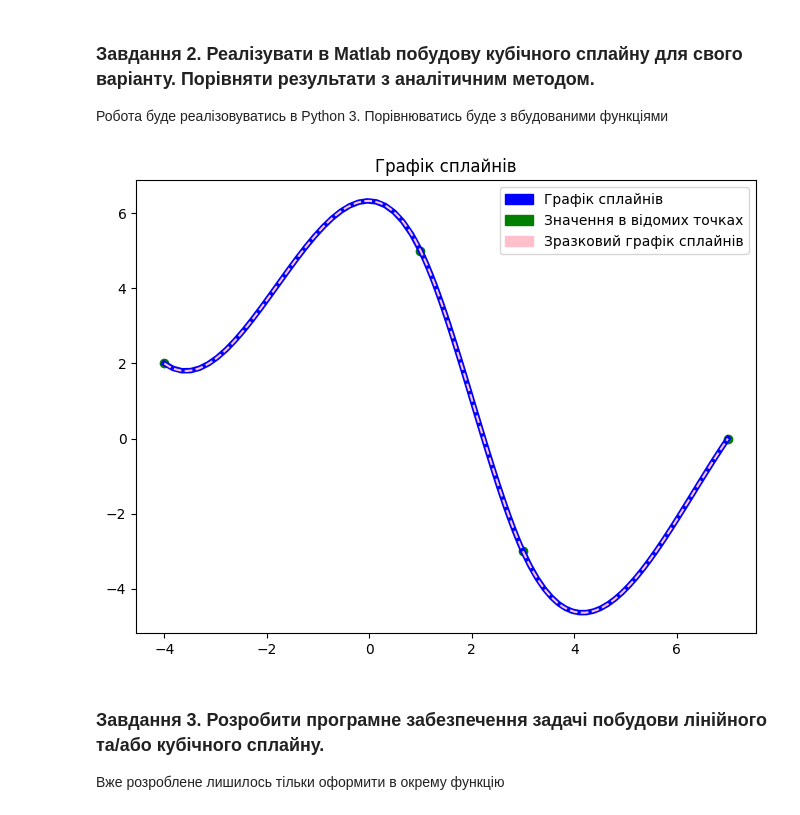
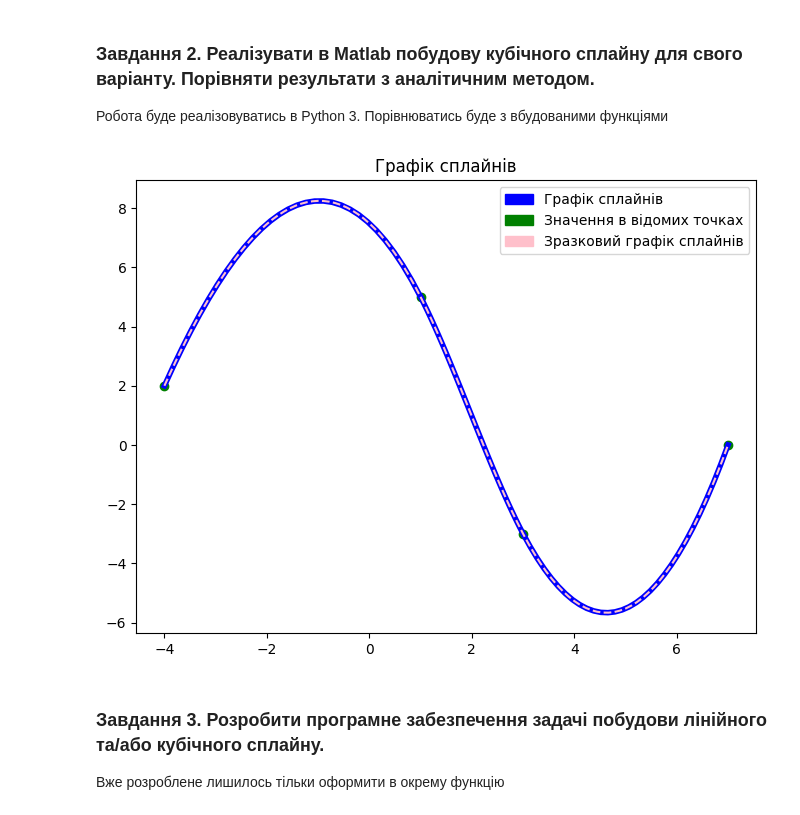
Before and after one commit to moxxiq/numerical-methods-labs, a Jupyter notebook: Lab2.ipynb, the cells around one changed output. Saved outputs shown, nothing was run; the diff lists cells and outputs as text; code cells hidden in the pictures.

```diff
--- a/Lab2.ipynb
+++ b/Lab2.ipynb
@@ -168,12 +204,23 @@ $$
 # %%
 A = Y[:-1]
+# B_i = (Y[1:-1] - Y[0:-2])/H[:-1] - H[:-1]/3*(C[1:] + 2*C[:-1])
+# B_i = (Y[1:-1] - Y[0:-2])/H[:-1] - H[:-1]/3*(C[1:] + 2*C[:-1])
+# B_N = np.array([(Y[-2] - Y[-3])/H[-2] + H[-2]/3*(2*C[-1] + C[-2])])
+B_N = (Y[-1] - Y[-2])/H[-1] - H[-1]/6*Spr_b - 2/3*C[-1]*H[-1]
+B_i = [0]*(len(X)-1)
+B_i[-1] = B_N
+for i in range(len(X)-3, -1, -1):
+    print(B_i[i], B_i[i+1], H[i]*C[i], H[i]*C[i])
 
-B_i = (Y[1:-1] - Y[0:-2])/H[:-1] - H[:-1]/3*(C[1:] + 2*C[:-1])
-B_N = np.array([(Y[-2] - Y[-3])/H[-2] + H[-2]/3*(2*C[-1] + C[-2])])
-B = np.concatenate([B_i, B_N])
+    B_i[i] = B_i[i+1] - H[i]*(C[i] + C[i+1])
 
+B = np.array(B_i)
+print(B)
+
+# D_i = (C[1:] - C[:-1])/(3*H[:-1])
 D_i = (C[1:] - C[:-1])/(3*H[:-1])
-D_N = np.array([( Spr_b - B[-1] - 2*C[-1]*H[-1] )/(3*H[-1]**2)])
+# D_N = np.array([( Spr_b - B[-1] - 2*C[-1]*H[-1] )/(3*H[-1]**2)])
+D_N = np.array([ (Spr_b - 2*C[-1])/H[-1]/6 ])
 D = np.concatenate(( D_i, D_N ))
 
 S = np.concatenate((
@@ -226,21 +276,21 @@ $x \mapsto \text{-3.0} - \text{3.023}\,(x - 3) + \text{1.574}\,(x - 3)^{2} - \te
 # %%
 init_fig()
 xmin, xmax = X.min(), X.max()
 points = plt.plot(X, Y, 'go')
 for i in range(len(X)-1):
     lin_space = np.linspace(X[i], X[i+1], 30)
     plt.plot(lin_space, polys[i](lin_space-X[i]), 'b', linewidth=4)
 lin_space = np.linspace(xmin, xmax, 100)
-lib_S_f = CubicSpline(X, Y, bc_type=((1, Spr_a), (1, Spr_b)))
+lib_S_f = CubicSpline(X, Y, bc_type=((2, Spr_a), (2, Spr_b)))
 plt.plot(lin_space, lib_S_f(lin_space), color='pink', linestyle='dashed',)
 pink_patch = mpatches.Patch(color='pink', label='Зразковий графік сплайнів')
 blue_patch = mpatches.Patch(color='blue', label='Графік сплайнів')
 green_patch = mpatches.Patch(color='green', label='Значення в відомих точках')
 plt.legend(handles=[blue_patch, green_patch, pink_patch])
 plt.title("Графік сплайнів")
 plt.show()
 # %% [output]
-[figure, old version]
+[figure, new version]
 # %% [markdown]
 ### Завдання 3. Розробити програмне забезпечення задачі побудови лінійного та/або кубічного сплайну.
 Вже розроблене лишилось тільки оформити в окрему функцію
```
Also changed, not shown: parts of 4 cells of this notebook.
